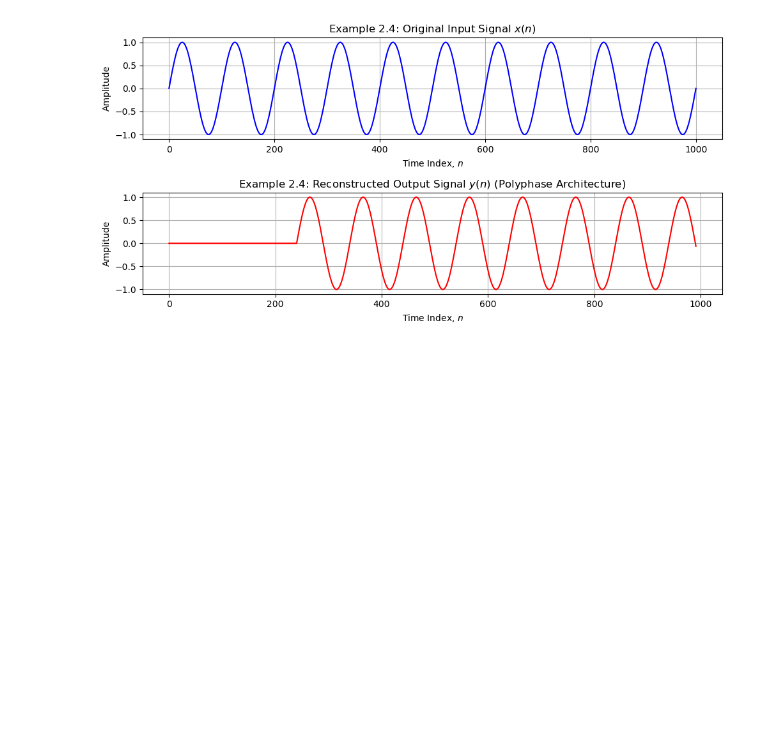
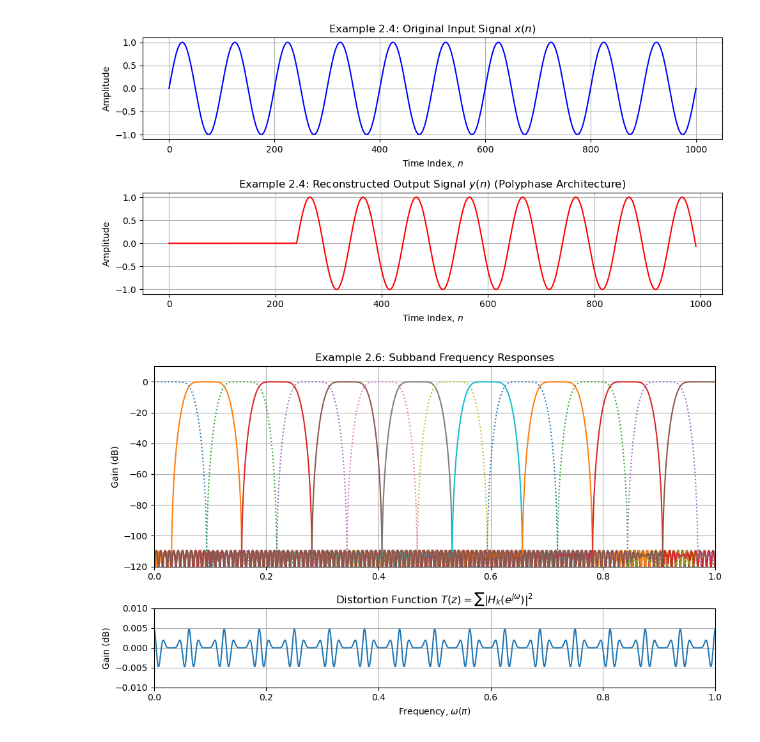
Before and after one commit to si-hui/Python_Code, a Jupyter notebook: Chapter2_Multirate_Filterbanks.ipynb, the cells around one changed output. Saved outputs shown, nothing was run; the diff lists cells and outputs as text; code cells hidden in the pictures; blank space fills up the shorter version.

Commit message:
Completed Chapter 2: Validated Examples 2.6, and 2.7 (Polyphase & DFT Filter Banks)

```diff
--- a/Chapter2_Multirate_Filterbanks.ipynb
+++ b/Chapter2_Multirate_Filterbanks.ipynb
@@ -124,3 +124,100 @@ plt.tight_layout()
 plt.show()
 # %% [output]
 [figure]
+# %%
+import numpy as np
+import matplotlib.pyplot as plt
+from scipy.signal import remez
+
+
+def opt_filter(filtorder: int, N: int):
+    stopedge = 1.0 / N
+    passedge = 1.0 / (4 * N)
+    tol = 1e-6
+    step = 0.1 * passedge
+    way = -1
+    pcost = 10.0
+    flag = False
+
+    while not flag:
+        p = remez(filtorder + 1, [0, passedge, stopedge, 1.0], [1, 0], weight=[5, 1], fs=2.0)
+        P = np.fft.fft(p, 4096)
+        OptRange = int(np.floor(2048 / N))
+        phi = np.zeros(OptRange)
+        for k in range(1, OptRange + 1):
+            phi[k - 1] = np.abs(P[OptRange - k + 1])**2 + np.abs(P[k - 1])**2
+        tcost = np.max(np.abs(phi - 1.0))
+        if tcost > pcost:
+            step /= 2.0
+            way = -way
+        if np.abs(pcost - tcost) < tol:
+            flag = True
+        pcost = tcost
+        passedge += way * step
+    return p, passedge
+
+
+def make_bank(p: np.ndarray, N: int):
+    L = len(p)
+    H = np.zeros((N, L))
+    n = np.arange(L)
+    for i in range(N):
+        H[i, :] = 2 * p * np.cos((np.pi / N) * (i + 0.5) * (n - (L - 1) / 2.0) + ((-1)**i) * (np.pi / 4.0))
+    F = np.fliplr(H)
+    return H, F
+
+
+def FreqResp(H: np.ndarray, DFTpoint: int = 4096):
+    N, L = H.shape
+    Hz = np.zeros((N, DFTpoint), dtype=complex)
+    for k in range(N):
+        Hz[k, :] = np.fft.fft(H[k, :], 2 * DFTpoint)[:DFTpoint]  # Frequency range [0, pi]
+    w = np.linspace(0, np.pi, DFTpoint)
+    return Hz, w
+
+
+# ==========================================
+# Example 2.6 Execution
+# ==========================================
+N = 16
+K = 8
+L = 2 * K * N                         # Filter length L = 256
+
+hopt, passedge = opt_filter(L - 1, N)
+H, F = make_bank(hopt, N)
+
+DFTpoint = 4096
+Hz, w = FreqResp(H, DFTpoint)
+
+
+Tz = np.sum(np.abs(Hz)**2, axis=0)
+
+
+plt.figure(figsize=(10, 6))
+
+# Subband Gain Responses
+plt.subplot(3, 1, (1, 2))
+for k in range(N):
+    if (k + 1) % 2 == 0:
+        plt.plot(w / np.pi, 20 * np.log10(np.abs(Hz[k, :]) + 1e-12))
+    else:
+        plt.plot(w / np.pi, 20 * np.log10(np.abs(Hz[k, :]) + 1e-12), ':')
+plt.ylim([-120, 10])
+plt.xlim([0, 1])
+plt.title('Example 2.6: Subband Frequency Responses')
+plt.ylabel('Gain (dB)')
+plt.grid(True)
+
+# Distortion Function
+plt.subplot(3, 1, 3)
+plt.plot(w / np.pi, 10 * np.log10(Tz))
+plt.title(r'Distortion Function $T(z) = \sum |H_k(e^{j\omega})|^2$')
+plt.xlabel(r'Frequency, $\omega (\pi)$')
+plt.ylabel('Gain (dB)')
+plt.ylim([-0.01, 0.01])
+plt.xlim([0, 1])
+plt.grid(True)
+plt.tight_layout()
+plt.show()
+# %% [output]
+[figure, added]
```
Also changed, not shown: parts of 1 cell of this notebook.
